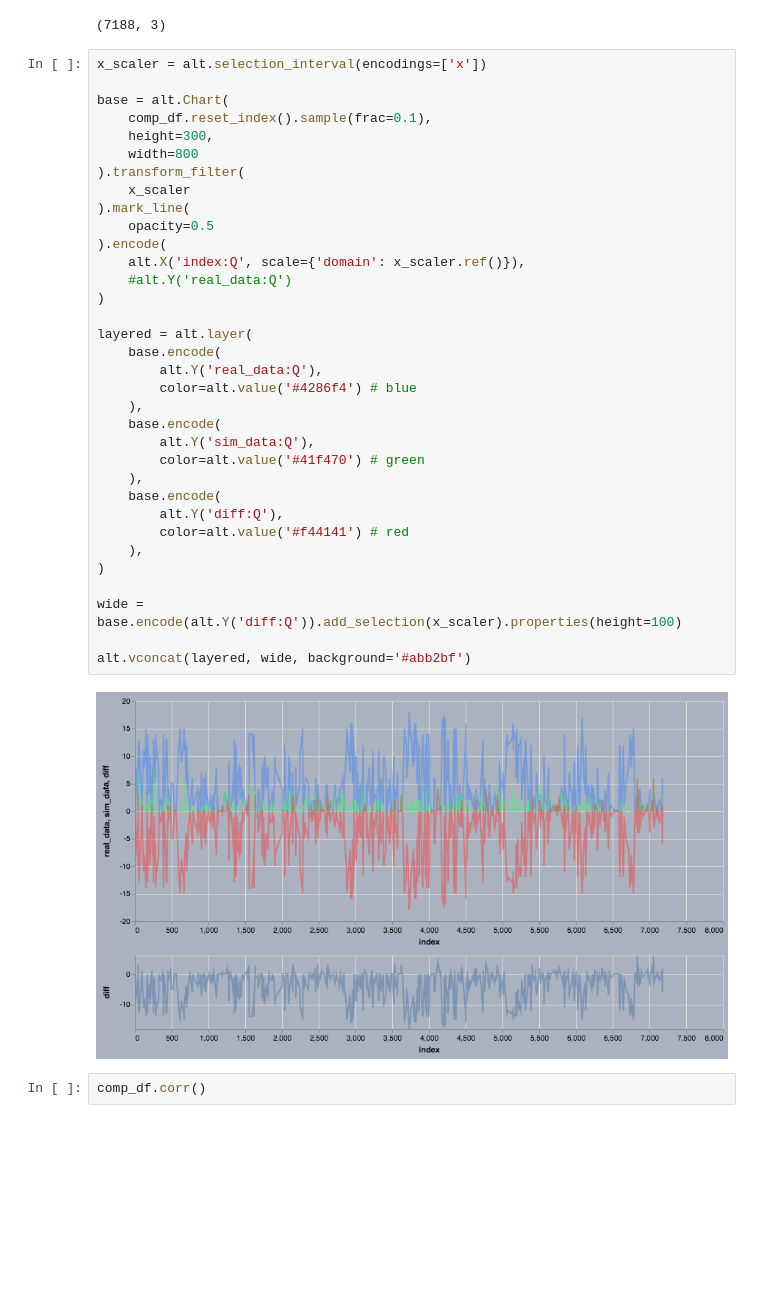
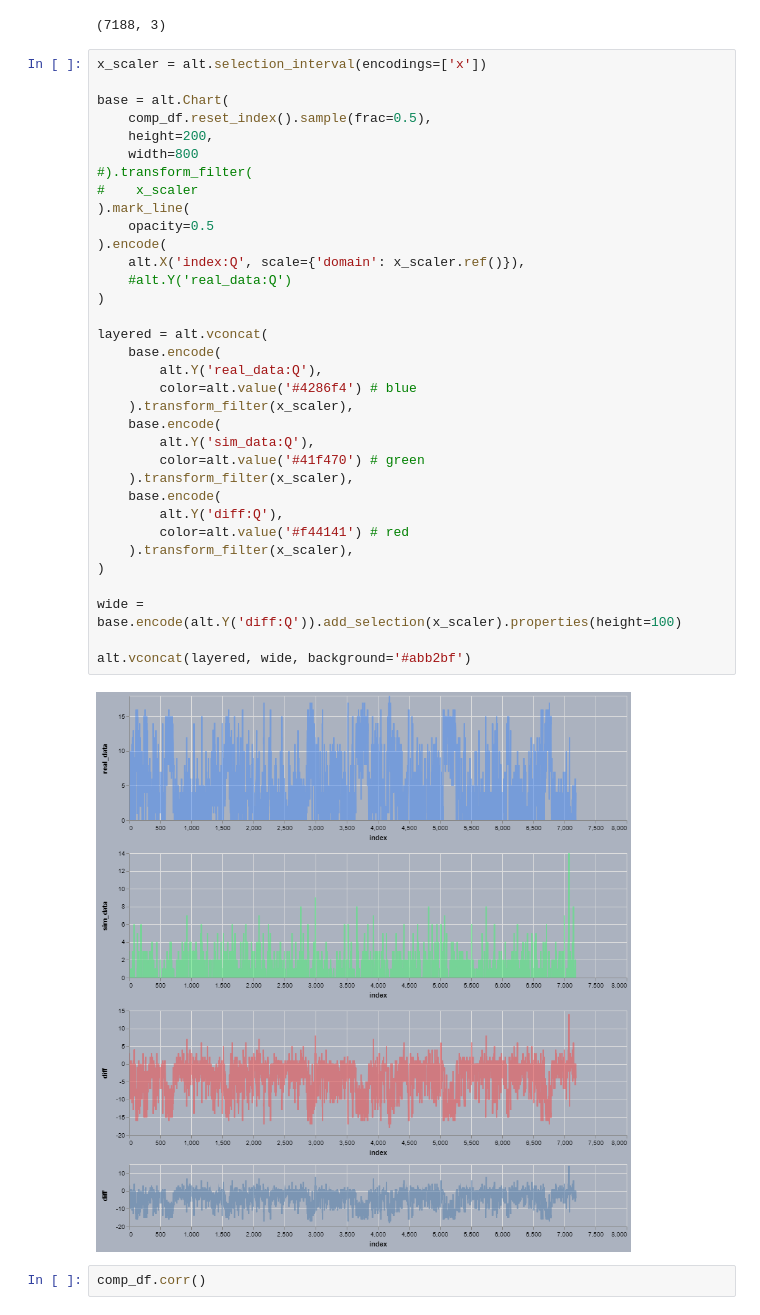
Before and after one commit to tjbergst/data-parsing, a Jupyter notebook: occupancy-prediction.ipynb, the cells around one changed output. Drawn from its saved outputs; the diff is of its cells as text; blank space fills up the shorter version.

Commit message:
corrected chart filtering

```diff
--- a/occupancy-prediction.ipynb
+++ b/occupancy-prediction.ipynb
@@ -290,39 +290,39 @@ comp_df.shape
 # %%
 x_scaler = alt.selection_interval(encodings=['x'])
 
 base = alt.Chart(
-    comp_df.reset_index().sample(frac=0.1),
-    height=300,
+    comp_df.reset_index().sample(frac=0.5),
+    height=200,
     width=800
-).transform_filter(
-    x_scaler
+#).transform_filter(
+#    x_scaler
 ).mark_line(
     opacity=0.5
 ).encode(
     alt.X('index:Q', scale={'domain': x_scaler.ref()}),
     #alt.Y('real_data:Q')
 )
 
-layered = alt.layer(
+layered = alt.vconcat(
     base.encode(
         alt.Y('real_data:Q'),
         color=alt.value('#4286f4') # blue
-    ),
+    ).transform_filter(x_scaler),
     base.encode(
         alt.Y('sim_data:Q'),
         color=alt.value('#41f470') # green
-    ),
+    ).transform_filter(x_scaler),
     base.encode(
         alt.Y('diff:Q'),
         color=alt.value('#f44141') # red
-    ),
+    ).transform_filter(x_scaler),
 )
 
 wide = base.encode(alt.Y('diff:Q')).add_selection(x_scaler).properties(height=100)
 
 alt.vconcat(layered, wide, background='#abb2bf')
 # %% [output]
-[figure, old version]
+[figure, new version]
 # %%
 comp_df.corr()
 # %% [output]
```
Also changed, not shown: parts of 6 cells of this notebook.
